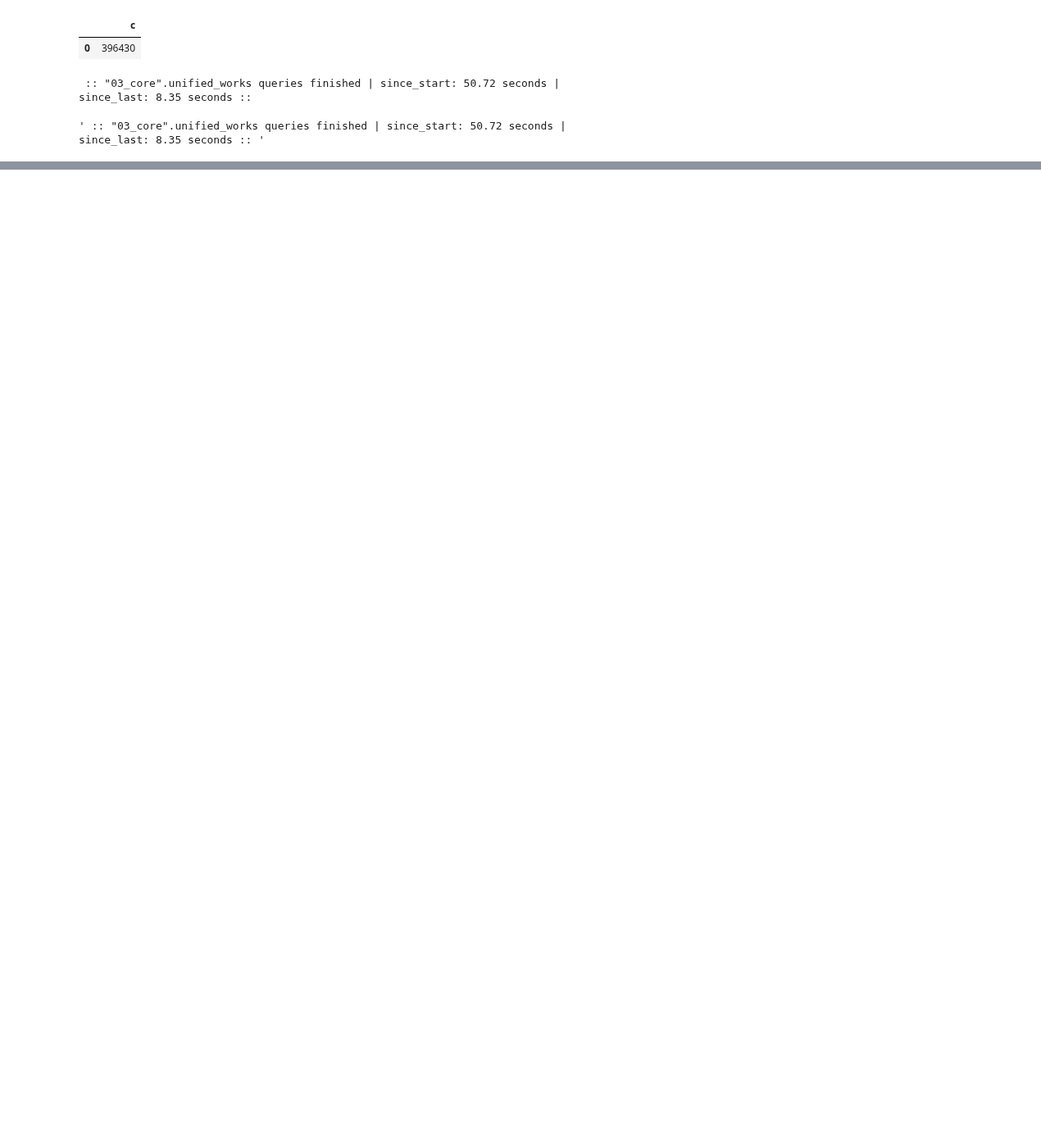
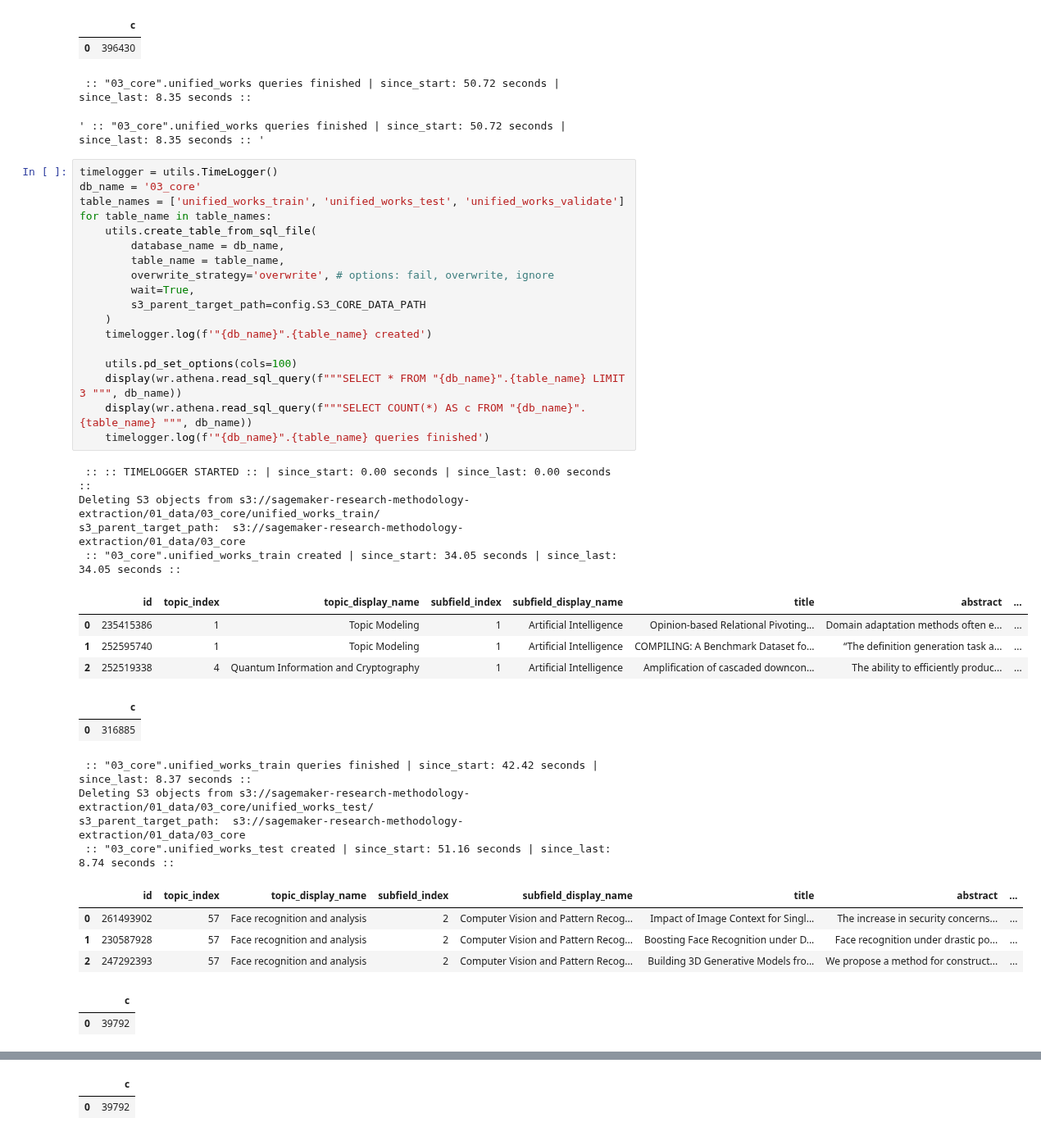
Before and after one commit to ka-steve/sagemaker_research_classification, a Jupyter notebook: src/04_transformation/04_01_transformation_control.ipynb, the cells around one changed output, grey strips where cells are left out. Shown at 82% size. Drawn from its saved outputs; the diff is of its cells as text; blank space fills up the shorter version.

```diff
--- a/src/04_transformation/04_01_transformation_control.ipynb
+++ b/src/04_transformation/04_01_transformation_control.ipynb
@@ -365,3 +365,42 @@ s3_parent_target_path:  s3://sagemaker-research-methodology-extraction/01_data/0
 | 0 | 396430 |
  :: "03_core".unified_works queries finished | since_start: 50.72 seconds | since_last: 8.35 seconds ::
 ' :: "03_core".unified_works queries finished | since_start: 50.72 seconds | since_last: 8.35 seconds :: '
+# %%
+timelogger = utils.TimeLogger()
+db_name = '03_core'
+table_names = ['unified_works_train', 'unified_works_test', 'unified_works_validate']
+for table_name in table_names:
+    utils.create_table_from_sql_file(
+        database_name = db_name,
+        table_name = table_name,
+        overwrite_strategy='overwrite', # options: fail, overwrite, ignore
+        wait=True,
+        s3_parent_target_path=config.S3_CORE_DATA_PATH
+    )
+    timelogger.log(f'"{db_name}".{table_name} created')
+
+    utils.pd_set_options(cols=100)
+    display(wr.athena.read_sql_query(f"""SELECT * FROM "{db_name}".{table_name} LIMIT 3 """, db_name))
+    display(wr.athena.read_sql_query(f"""SELECT COUNT(*) AS c FROM "{db_name}".{table_name} """, db_name))
+    timelogger.log(f'"{db_name}".{table_name} queries finished')
+# %% [output]
+ :: :: TIMELOGGER STARTED :: | since_start: 0.00 seconds | since_last: 0.00 seconds ::
+Deleting S3 objects from s3://sagemaker-research-methodology-extraction/01_data/03_core/unified_works_train/
+s3_parent_target_path:  s3://sagemaker-research-methodology-extraction/01_data/03_core
+ :: "03_core".unified_works_train created | since_start: 34.05 seconds | since_last: 34.05 seconds ::
+|  | id | topic_index | topic_display_name | subfield_index | subfield_display_name | title | abstract | ... |
+| 0 | 235415386 | 1 | Topic Modeling | 1 | Artificial Intelligence | Opinion-based Relational Pivoting... | Domain adaptation methods often e... | ... |
+| 1 | 252595740 | 1 | Topic Modeling | 1 | Artificial Intelligence | COMPILING: A Benchmark Dataset fo... | “The definition generation task a... | ... |
+| 2 | 252519338 | 4 | Quantum Information and Cryptography | 1 | Artificial Intelligence | Amplification of cascaded downcon... | The ability to efficiently produc... | ... |
+|  | c |
+| 0 | 316885 |
+ :: "03_core".unified_works_train queries finished | since_start: 42.42 seconds | since_last: 8.37 seconds ::
+Deleting S3 objects from s3://sagemaker-research-methodology-extraction/01_data/03_core/unified_works_test/
+s3_parent_target_path:  s3://sagemaker-research-methodology-extraction/01_data/03_core
+ :: "03_core".unified_works_test created | since_start: 51.16 seconds | since_last: 8.74 seconds ::
+|  | id | topic_index | topic_display_name | subfield_index | subfield_display_name | title | abstract | ... |
+| 0 | 261493902 | 57 | Face recognition and analysis | 2 | Computer Vision and Pattern Recog... | Impact of Image Context for Singl... | The increase in security concerns... | ... |
+| 1 | 230587928 | 57 | Face recognition and analysis | 2 | Computer Vision and Pattern Recog... | Boosting Face Recognition under D... | Face recognition under drastic po... | ... |
+| 2 | 247292393 | 57 | Face recognition and analysis | 2 | Computer Vision and Pattern Recog... | Building 3D Generative Models fro... | We propose a method for construct... | ... |
+|  | c |
+| 0 | 39792 |
@@ -367,0 +415,2 @@ s3_parent_target_path:  s3://sagemaker-research-methodology-extraction/01_data/0
+|  | c |
+| 0 | 39792 |
```
Also changed, not shown: parts of 1 cell of this notebook, 6 other files.
